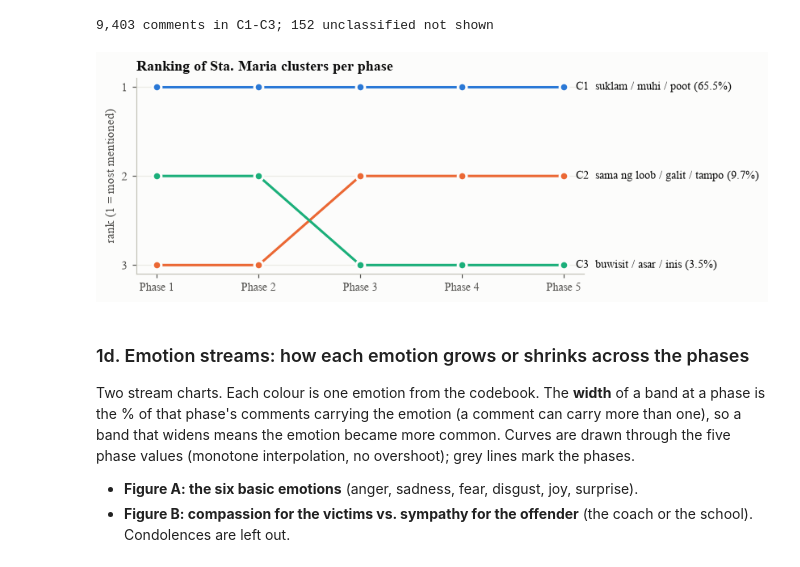
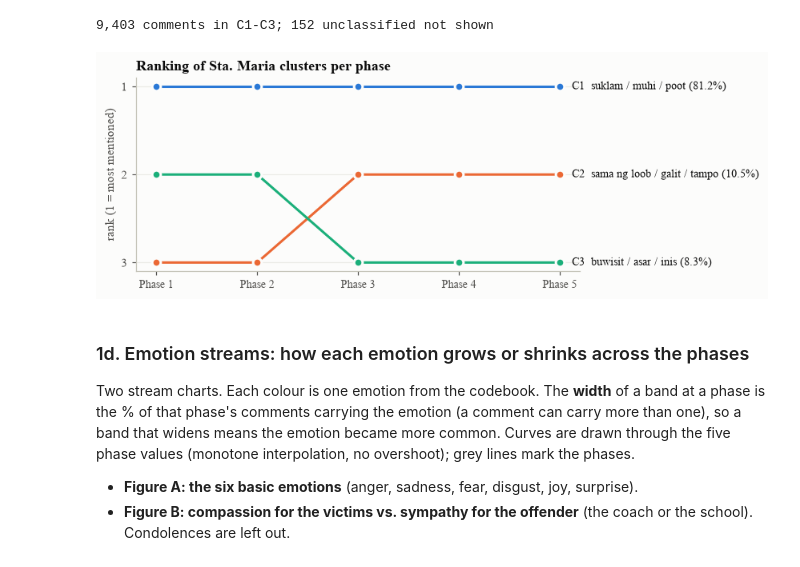
Before and after one commit to mbchavez27/crisis-management-analysis, a Jupyter notebook: 04-statistical-analysis/notebooks/03-findings.ipynb, the cells around one changed output. Cells and saved outputs as stored; diff of their text form; code cells hidden in the pictures.

```diff
--- a/04-statistical-analysis/notebooks/03-findings.ipynb
+++ b/04-statistical-analysis/notebooks/03-findings.ipynb
@@ -238,8 +238,9 @@ def wide_share(t):
 def ranks_of(shares):
     return shares[PHASE_LABELS].rank(ascending=False, method="min").astype(int)
 
-def bump(shares, rank_tab, items, title, fname, colors=None):
+def bump(shares, rank_tab, items, title, fname, colors=None, label_pct=None):
     # Rank of each item per phase as lines, labelled at the last phase; tied items share one label.
+    # label_pct (optional): the % to print in each label instead of the last phase's share.
     fig, ax = plt.subplots(figsize=(6.5, 0.42 * len(items) + 1.6))
     x = np.arange(len(PHASES))
     for i, v in enumerate(items):
@@ -247,7 +248,8 @@ def bump(shares, rank_tab, items, title, fname, colors=None):
                 markersize=7, markeredgecolor="#fcfcfb", markeredgewidth=2)
     last = PHASE_LABELS[-1]
     for r, grp in rank_tab.loc[items, last].groupby(rank_tab.loc[items, last]):
-        label = " / ".join(f"{v} ({shares.loc[v, last]:.1f}%)" for v in grp.index)
+        pct = label_pct if label_pct is not None else shares[last]
+        label = " / ".join(f"{v} ({pct[v]:.1f}%)" for v in grp.index)
         ax.text(x[-1] + 0.12, r, label, va="center", ha="left", fontsize=9)
     ax.invert_yaxis()
     ax.set_yticks(range(1, int(rank_tab.loc[items, PHASE_LABELS].values.max()) + 1))
@@ -509,10 +511,12 @@ print(f"{int(pie_n.sum()):,} comments in C1-C3; {int(clu_end.loc['Unclassified',
 9,403 comments in C1-C3; 152 unclassified not shown
 # %%
 # Ranking of C1 / C2 / C3 in each phase (unclassified left out)
+# Labels show each cluster's share of C1-C3 across the whole crisis, the same numbers as the pie
 clu3 = clu_end.loc[list(C3_ONLY)].rename(index=C3_ONLY)
-bump(clu3, ranks_of(clu3), list(clu3.index), "Ranking of Sta. Maria clusters per phase", "rq1_stamaria_rank")
+bump(clu3, ranks_of(clu3), list(clu3.index), "Ranking of Sta. Maria clusters per phase", "rq1_stamaria_rank",
+     label_pct=100 * pie_n / pie_n.sum())
 # %% [output]
-[figure, old version]
+[figure, new version]
 # %% [markdown]
 ### 1d. Emotion streams: how each emotion grows or shrinks across the phases
 Two stream charts. Each colour is one emotion from the codebook. The **width** of a band at a phase is the % of that
```
Also changed, not shown: parts of 1 cell of this notebook, 1 other file.
